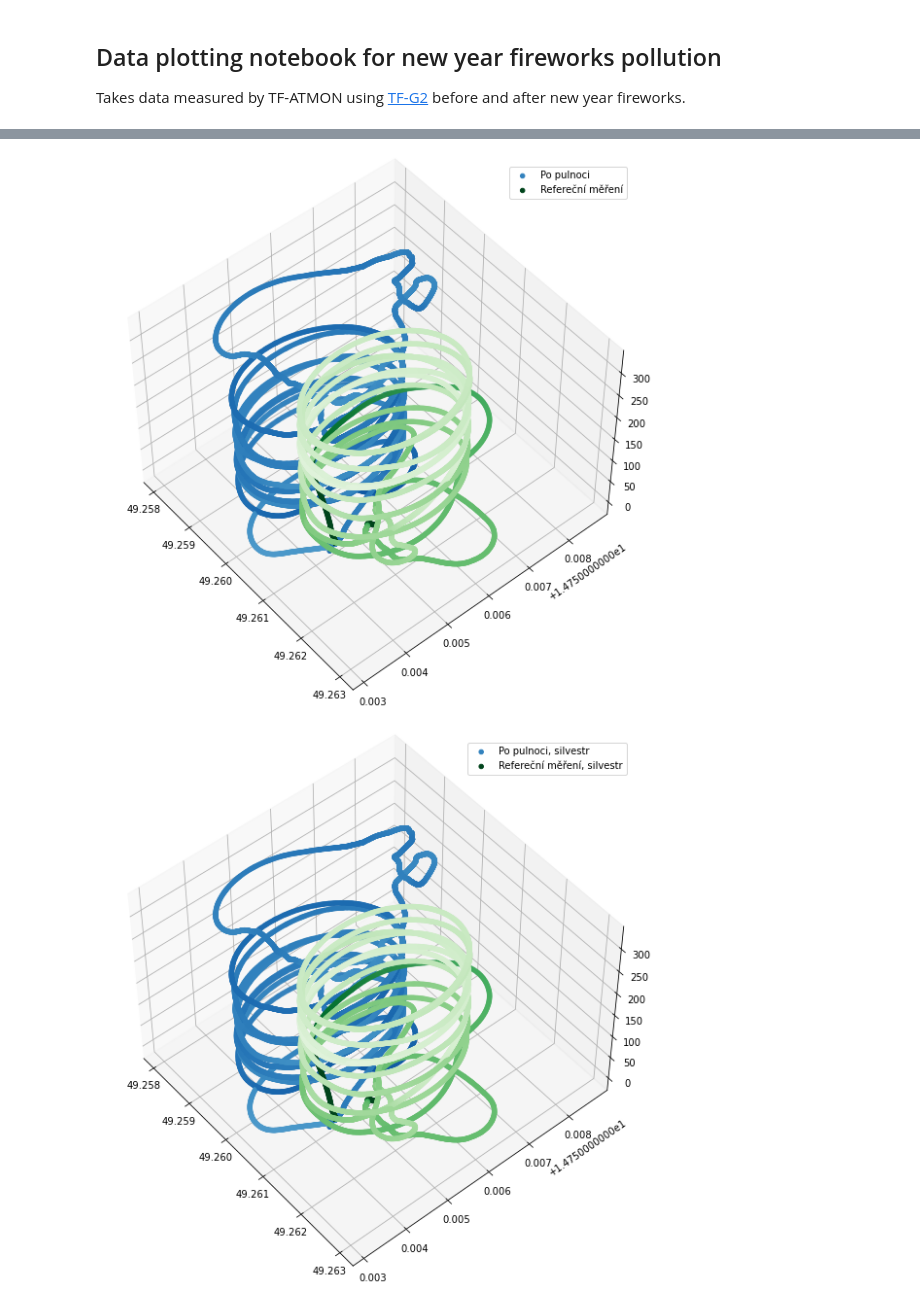
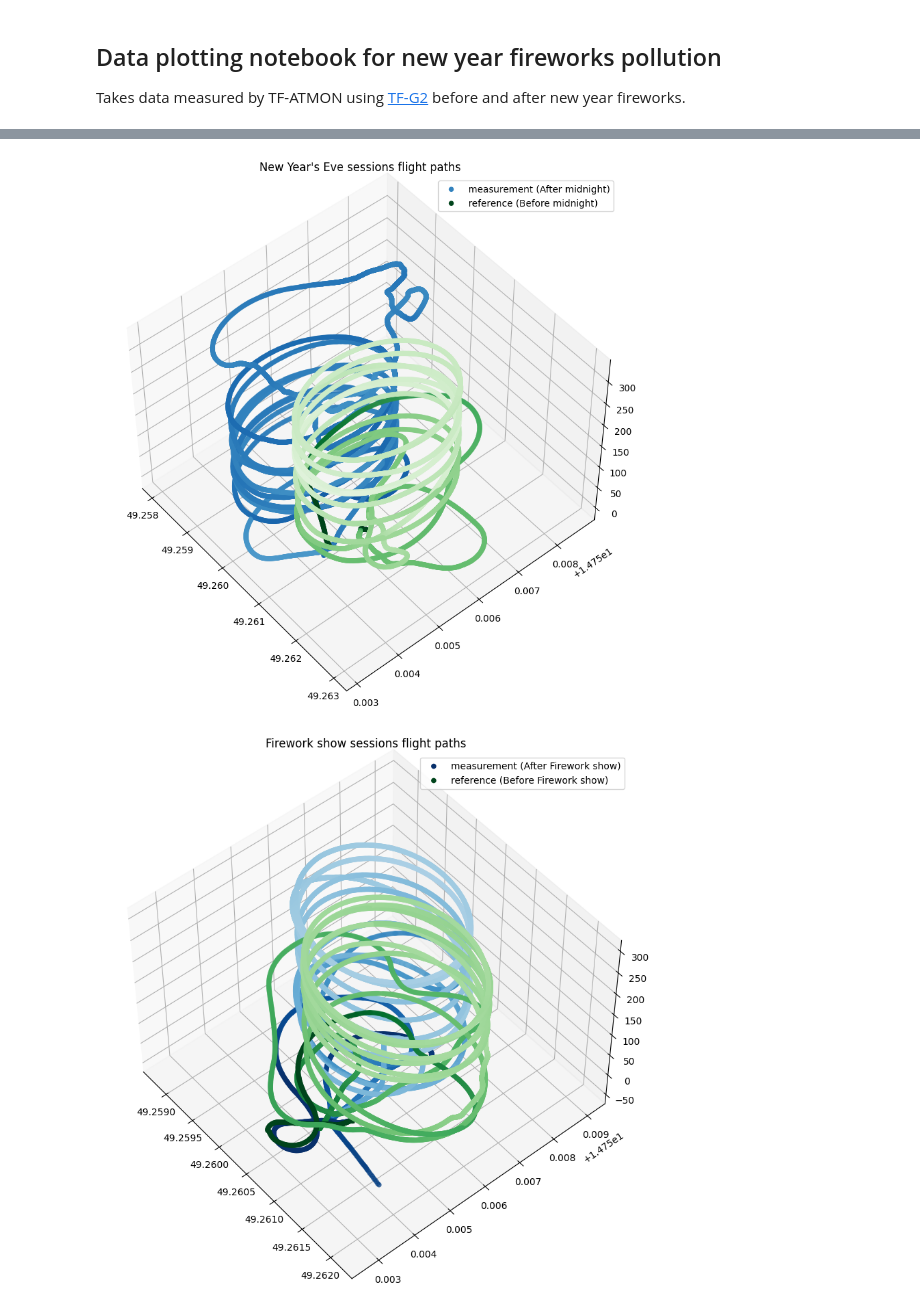
Before and after one commit to ThunderFly-aerospace/TF-ATMON, a Jupyter notebook: notebooks/fireworks_dust.ipynb, the cells around one changed output, grey strips where cells are left out. Drawn from its saved outputs; the diff is of its cells as text; code cells hidden in the pictures.

```diff
--- a/notebooks/fireworks_dust.ipynb
+++ b/notebooks/fireworks_dust.ipynb
@@ -97,24 +123,26 @@ plt.legend()
 from mpl_toolkits import mplot3d
 fig = plt.figure(figsize=(10, 10))
 ax = plt.axes(projection='3d')
-ax.scatter3D(mes['vehicle_global_position/lat'], mes['vehicle_global_position/lon'], mes['vehicle_local_position/z'], c=mes['sensor_airborne_particles/mass_concentration_pm10_0'], cmap='Blues', vmin=0, vmax=10, label="Po pulnoci")
-ax.scatter3D(ref['vehicle_global_position/lat'], ref['vehicle_global_position/lon'], ref['vehicle_local_position/z'], c=ref['sensor_airborne_particles/mass_concentration_pm10_0'], cmap='Greens', vmin=0, vmax=10, label="Refereční měření")
+ax.scatter3D(silv_mes['vehicle_global_position/lat'], silv_mes['vehicle_global_position/lon'], silv_mes['vehicle_local_position/z'], c=silv_mes['sensor_airborne_particles/mass_concentration_pm10_0'], cmap='Blues', vmin=0, vmax=10, label="measurement (After midnight)")
+ax.scatter3D(silv_ref['vehicle_global_position/lat'], silv_ref['vehicle_global_position/lon'], silv_ref['vehicle_local_position/z'], c=silv_ref['sensor_airborne_particles/mass_concentration_pm10_0'], cmap='Greens', vmin=0, vmax=10, label="reference (Before midnight)")
 ax.view_init(50, -40)
 plt.legend()
+plt.title("New Year's Eve sessions flight paths")
 plt.grid()
 # %% [output]
-[figure, old version]
+[figure, new version]
 # %%
 from mpl_toolkits import mplot3d
 fig = plt.figure(figsize=(10, 10))
 ax = plt.axes(projection='3d')
-ax.scatter3D(silv_mes['vehicle_global_position/lat'], silv_mes['vehicle_global_position/lon'], silv_mes['vehicle_local_position/z'], c=silv_mes['sensor_airborne_particles/mass_concentration_pm10_0'], cmap='Blues', vmin=0, vmax=10, label="Po pulnoci, silvestr")
-ax.scatter3D(silv_ref['vehicle_global_position/lat'], silv_ref['vehicle_global_position/lon'], silv_ref['vehicle_local_position/z'], c=silv_ref['sensor_airborne_particles/mass_concentration_pm10_0'], cmap='Greens', vmin=0, vmax=10, label="Refereční měření, silvestr")
+ax.scatter3D(nr_mes['vehicle_global_position/lat'], nr_mes['vehicle_global_position/lon'], nr_mes['vehicle_local_position/z'], c=nr_mes['sensor_airborne_particles/mass_concentration_pm10_0'], cmap='Blues', vmin=0, vmax=10, label="measurement (After Firework show)")
+ax.scatter3D(nr_ref['vehicle_global_position/lat'], nr_ref['vehicle_global_position/lon'], nr_ref['vehicle_local_position/z'], c=nr_ref['sensor_airborne_particles/mass_concentration_pm10_0'], cmap='Greens', vmin=0, vmax=10, label="reference (Before Firework show)")
 ax.view_init(50, -40)
 plt.legend()
+plt.title("Firework show sessions flight paths")
 plt.grid()
 # %% [output]
-[figure, old version]
+[figure, new version]
 # %%
 from mpl_toolkits import mplot3d
 fig = plt.figure(figsize=(10, 10))
```
Also changed, not shown: parts of 8 cells of this notebook.
